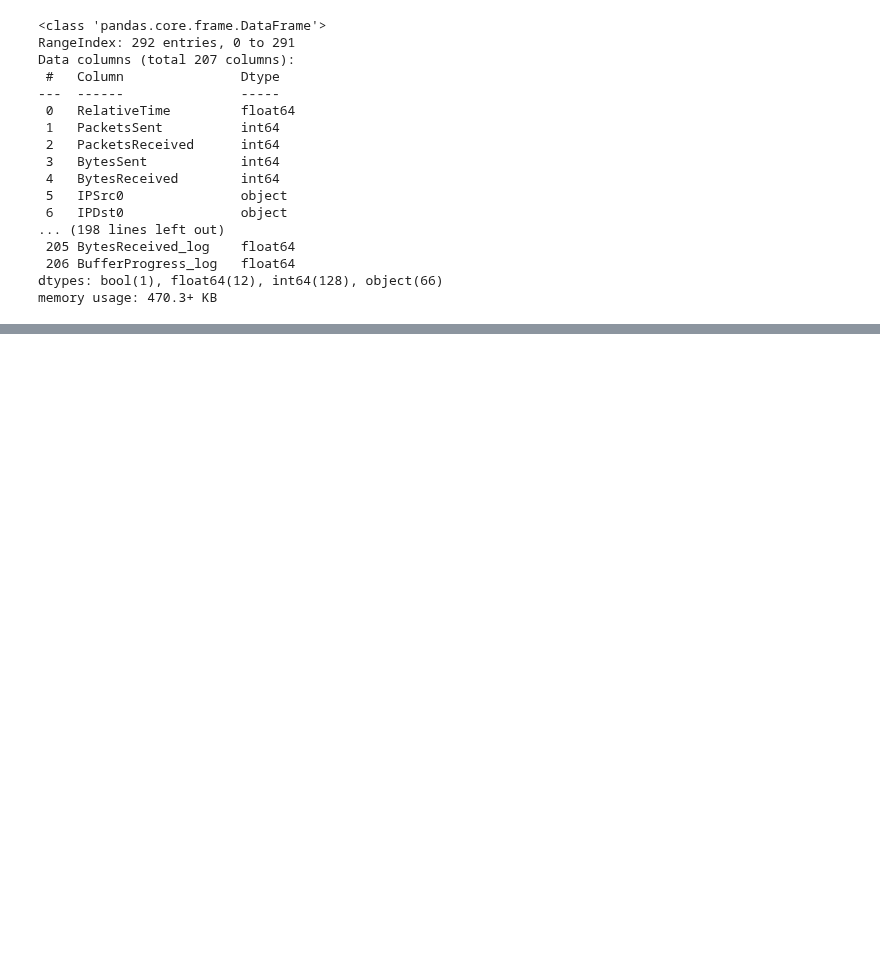
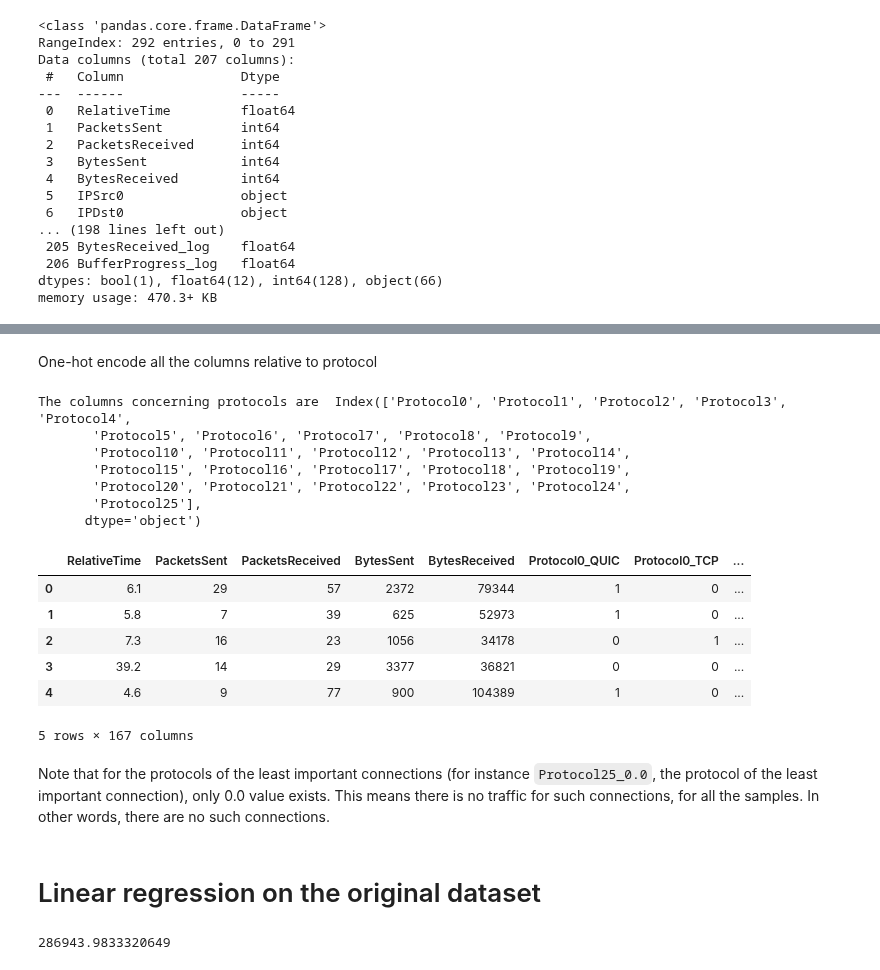
Before and after one commit to andreaaraldo/machine-learning-for-networks, a Jupyter notebook: 07.dimensionality-reduction/b.svd-and-regression.ipynb, the cells around one changed output, grey strips where cells are left out. Drawn from its saved outputs; the diff is of its cells as text; code cells hidden in the pictures; blank space fills up the shorter version.

```diff
--- a/07.dimensionality-reduction/b.svd-and-regression.ipynb
+++ b/07.dimensionality-reduction/b.svd-and-regression.ipynb
@@ -64,2 +53,3 @@ df.A_2.csv        feature_engineering.py  sample_data
 # %%
-df = pd.read_csv(filename)
+df = pd.read_csv(complete_name)
+df.head()
@@ -982,0 +118,26 @@ outfile.close()
+# %% [markdown]
+One-hot encode all the columns relative to protocol
+# %%
+protocol_columns =  df.columns[df.columns.str.contains('Protocol')]
+print("The columns concerning protocols are ", protocol_columns)
+
+encoder = ce.OneHotEncoder(cols=protocol_columns, use_cat_names=True)
+df = encoder.fit_transform(df)
+df.head()
+# %% [output]
+The columns concerning protocols are  Index(['Protocol0', 'Protocol1', 'Protocol2', 'Protocol3', 'Protocol4',
+       'Protocol5', 'Protocol6', 'Protocol7', 'Protocol8', 'Protocol9',
+       'Protocol10', 'Protocol11', 'Protocol12', 'Protocol13', 'Protocol14',
+       'Protocol15', 'Protocol16', 'Protocol17', 'Protocol18', 'Protocol19',
+       'Protocol20', 'Protocol21', 'Protocol22', 'Protocol23', 'Protocol24',
+       'Protocol25'],
+      dtype='object')
+|  | RelativeTime | PacketsSent | PacketsReceived | BytesSent | BytesReceived | Protocol0_QUIC | Protocol0_TCP | ... |
+| 0 | 6.1 | 29 | 57 | 2372 | 79344 | 1 | 0 | ... |
+| 1 | 5.8 | 7 | 39 | 625 | 52973 | 1 | 0 | ... |
+| 2 | 7.3 | 16 | 23 | 1056 | 34178 | 0 | 1 | ... |
+| 3 | 39.2 | 14 | 29 | 3377 | 36821 | 0 | 0 | ... |
+| 4 | 4.6 | 9 | 77 | 900 | 104389 | 1 | 0 | ... |
+5 rows × 167 columns
+# %% [markdown]
+Note that for the protocols of the least important connections (for instance `Protocol25_0.0`, the protocol of the least important connection), only 0.0 value exists. This means there is no traffic for such connections, for all the samples. In other words, there are no such connections.
@@ -982,0 +152,12 @@ outfile.close()
+# %% [markdown]
+# Linear regression on the original dataset
+# %%
+model = AndreaLinearRegression()
+model.fit(X_train, y_train)
+y_pred = model.predict(X_test)
+
+MSE = mean_squared_error(y_test, y_pred)
+RMSE = math.sqrt(MSE)
+RMSE
+# %% [output]
+286943.9833320649
```
Also changed, not shown: parts of 142 cells of this notebook.
